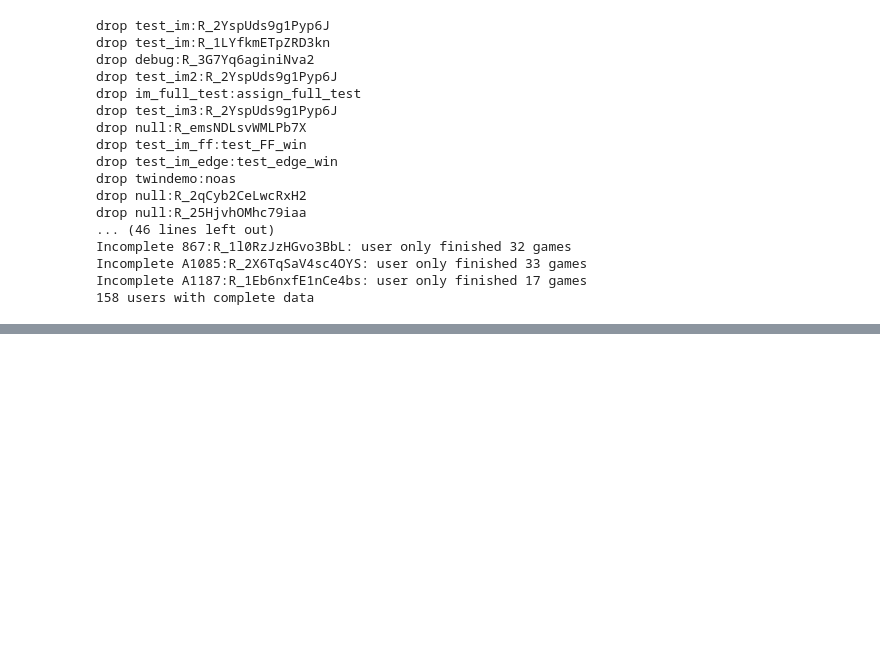
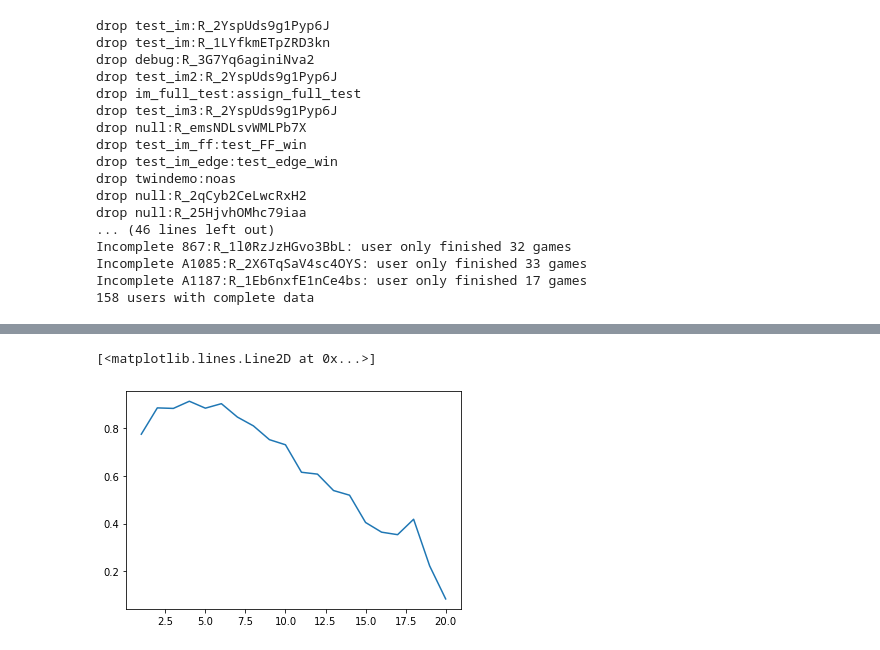
Before and after one commit to sinabolouki/fourinarow_analyses, a Jupyter notebook: Analysis notebooks/new/Parse fourinarow data.ipynb, the cells around one changed output, grey strips where cells are left out. Drawn from its saved outputs; the diff is of its cells as text; code cells hidden in the pictures; blank space fills up the shorter version.

```diff
--- a/Analysis notebooks/new/Parse fourinarow data.ipynb
+++ b/Analysis notebooks/new/Parse fourinarow data.ipynb
@@ -137,17 +137,14 @@ with open(direc + "gameDurations.csv", "w") as outfile:
         line_elements.append(str(games_played))
         outfile.write(",".join(line_elements) + "\n")
 # %%
-#the second argument in check_data is the number of games that ought to exist for this user
-#if this function failes an assertion, something is wrong with your data, including practise trials
-#this function will print the count of all the event type in the data
+# the second argument in check_data is the number of games that ought to exist for this user
 had_warnings = False
-for index in range(len(data)):
-    d = data[index]
-    warnings = check_event_counts(d,37)
+for username, data in parsed_dict.items():
+    warnings = check_event_counts(data_dict[username], 37)
     if warnings:
         had_warnings = True
-        print(usernames[index] + " " + "; ".join(warnings))
-    # Todo: the format of parsed data changed. Used to be a list of lists
-    for bp,wp,m,c,rt in get_parsed_data(d):
-        assert(len(bp.split('1'))-len(bp.split('1')) in [0,1])
+        print(username + " " + "; ".join(warnings))
+    for game in data:
+        for state in game:
+            assert(len(state["bp"].split('1')) - len(state["wp"].split('1')) in [0,1])
 print("Some things didn't add up!" if had_warnings else "Everything looks ok")
@@ -153,0 +157,22 @@ print("Some things didn't add up!" if had_warnings else "Everything looks ok")
+# %%
+# This cell is copied from "Calculate metrics and elo.ipynb"
+def categoryHist(username, data):
+    table = np.empty([0,6])
+    category = 2
+    for event in data:
+        if event['event_type'] == 'user move':
+            color = event['event_info']['user_color']
+        if event['event_type'] == 'adjust level':
+            category = event['event_info']['category']
+        if event['event_type'] == 'end game':
+            result = event['event_info']['result']
+            resultCode = 1 if result == 'win' else -1 if result == 'opponent win' else 0
+            table = np.vstack((table, [username, event['event_info']['game_num'], int(category), event['event_info']['level'], color, resultCode]))
+    return table
+
+forEloData = np.empty([0,6])
+for username, userdata in data_dict.items():
+    forEloData = np.vstack((forEloData, categoryHist(username, userdata)))
+dataFrame = pd.DataFrame(data = forEloData, columns = ['subject', 'gameNumber', 'category', 'level', 'user_color', 'outcome'])
+dataFrame["outcome"] = dataFrame["outcome"].astype(int)
+dataFrame
@@ -158,13 +199,16 @@ for x in hists.ravel():
 # %%
 plt.figure()
 dataFrame['count'] = 1
-dataFrame['win'] = (dataFrame['outcome'] == '1').astype(int)
+dataFrame['win'] = (dataFrame['outcome'] == 1).astype(int)
 dataFrame['category'] = pd.to_numeric(dataFrame['category'])
 dataWinCount = dataFrame.groupby(['subject', 'category'], as_index=False).sum()
 dataWinCount['winRate'] = dataWinCount['win']/dataWinCount['count']
 dataWinCount = dataWinCount.groupby(['category'], as_index=False).mean()
 
 plt.plot(dataWinCount['category'],dataWinCount['winRate'] )
+# %% [output]
+[<matplotlib.lines.Line2D at 0x...>]
+[figure, added]
 # %%
 ax = sb.barplot(x="category", y="winRate", data=dataWinCount, ci = None, color = "#3182bd")
 plt.ylabel("Win rate")
```
Also changed, not shown: parts of 16 cells of this notebook.
